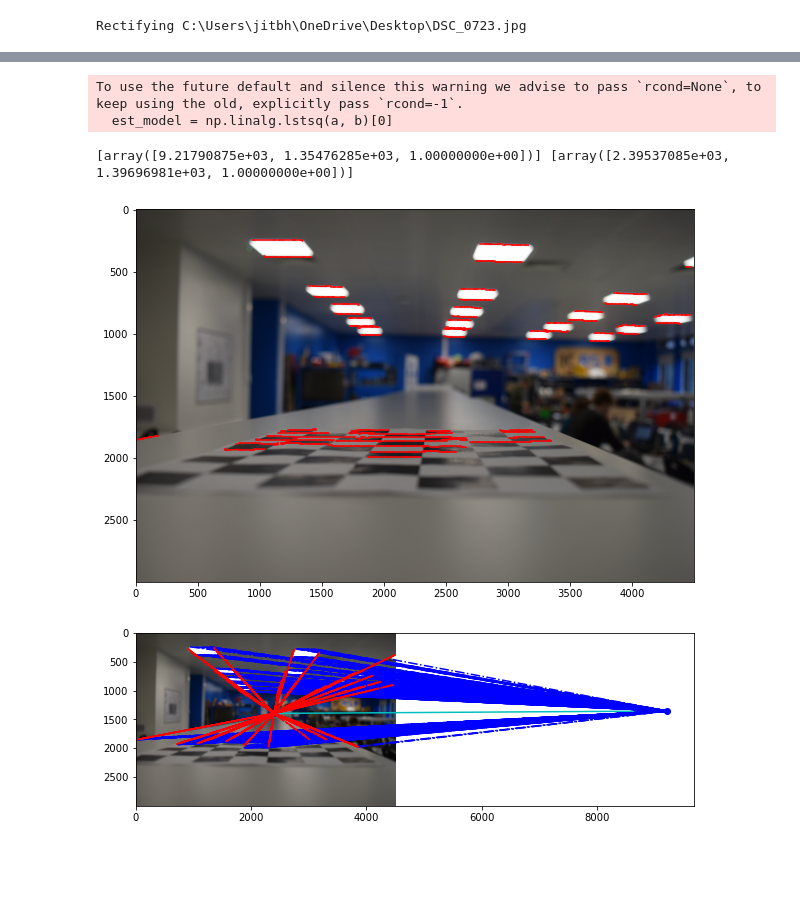
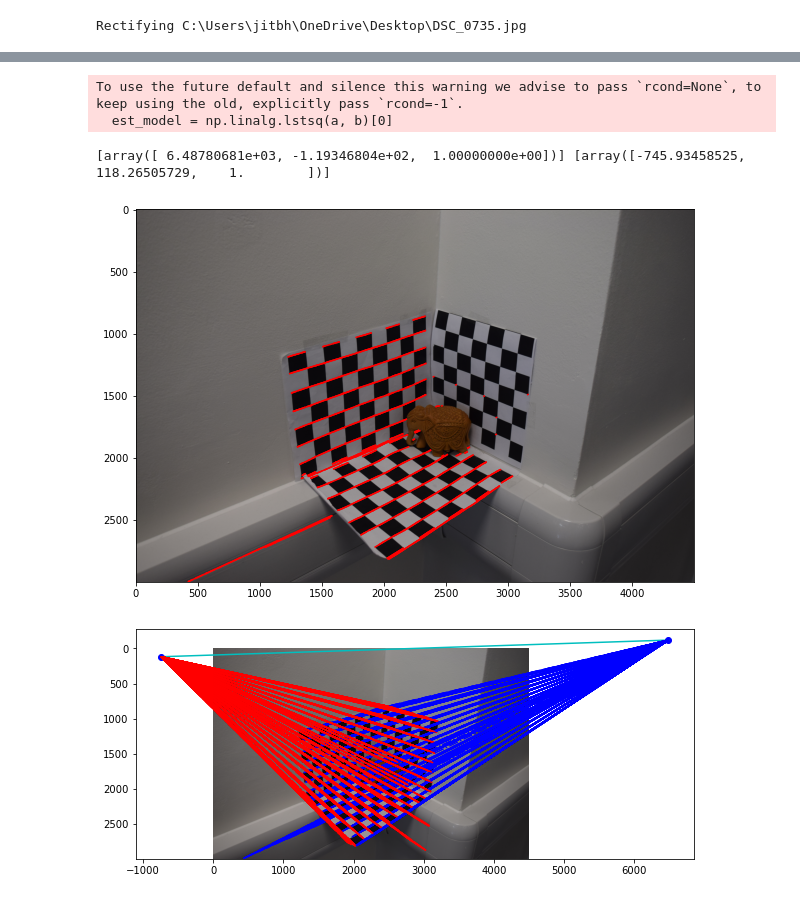
Before and after one commit to Rasterize101/CVPR, a Jupyter notebook: test1_vanishHorizons.ipynb, the cells around one changed output, grey strips where cells are left out. Cells and saved outputs as stored; diff of their text form; code cells hidden in the pictures; blank space fills up the shorter version.

```diff
--- a/test1_vanishHorizons.ipynb
+++ b/test1_vanishHorizons.ipynb
@@ -331,7 +331,7 @@ def rectify_image(image, clip_factor=6, algorithm='independent',
 # %%
 if __name__ == '__main__':
 
-    image_name =r'C:\Users\jitbh\OneDrive\Desktop\DSC_0723.jpg'
+    image_name =r'C:\Users\jitbh\OneDrive\Desktop\DSC_0735.jpg'
 
     image = io.imread(image_name)
     print("Rectifying {}".format(image_name))
@@ -347,4 +347,4 @@ if __name__ == '__main__':
     print([vp1], [vp2])
     vis_model(image, vp1,vp2)  # Visualize the vanishing point model
 # %% [output]
-Rectifying C:\Users\jitbh\OneDrive\Desktop\DSC_0723.jpg
+Rectifying C:\Users\jitbh\OneDrive\Desktop\DSC_0735.jpg
@@ -352,5 +352,5 @@ Rectifying C:\Users\jitbh\OneDrive\Desktop\DSC_0723.jpg
 To use the future default and silence this warning we advise to pass `rcond=None`, to keep using the old, explicitly pass `rcond=-1`.
   est_model = np.linalg.lstsq(a, b)[0]
-[array([9.21790875e+03, 1.35476285e+03, 1.00000000e+00])] [array([2.39537085e+03, 1.39696981e+03, 1.00000000e+00])]
+[array([ 6.48780681e+03, -1.19346804e+02,  1.00000000e+00])] [array([-745.93458525,  118.26505729,    1.        ])]
-[figure, old version]
+[figure, new version]
-[figure, old version]
+[figure, new version]
```
Also changed, not shown: parts of 3 cells of this notebook, 1 other file.
